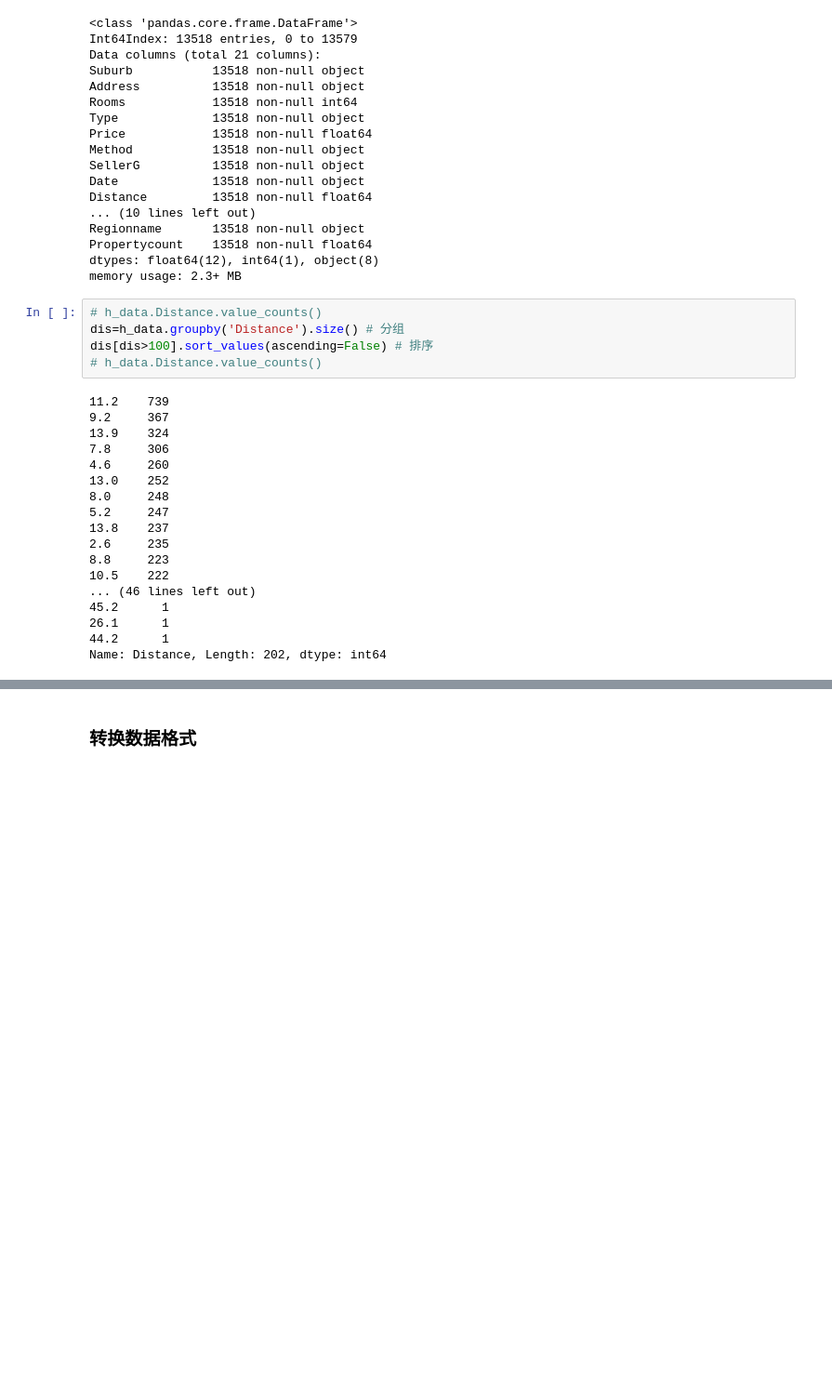
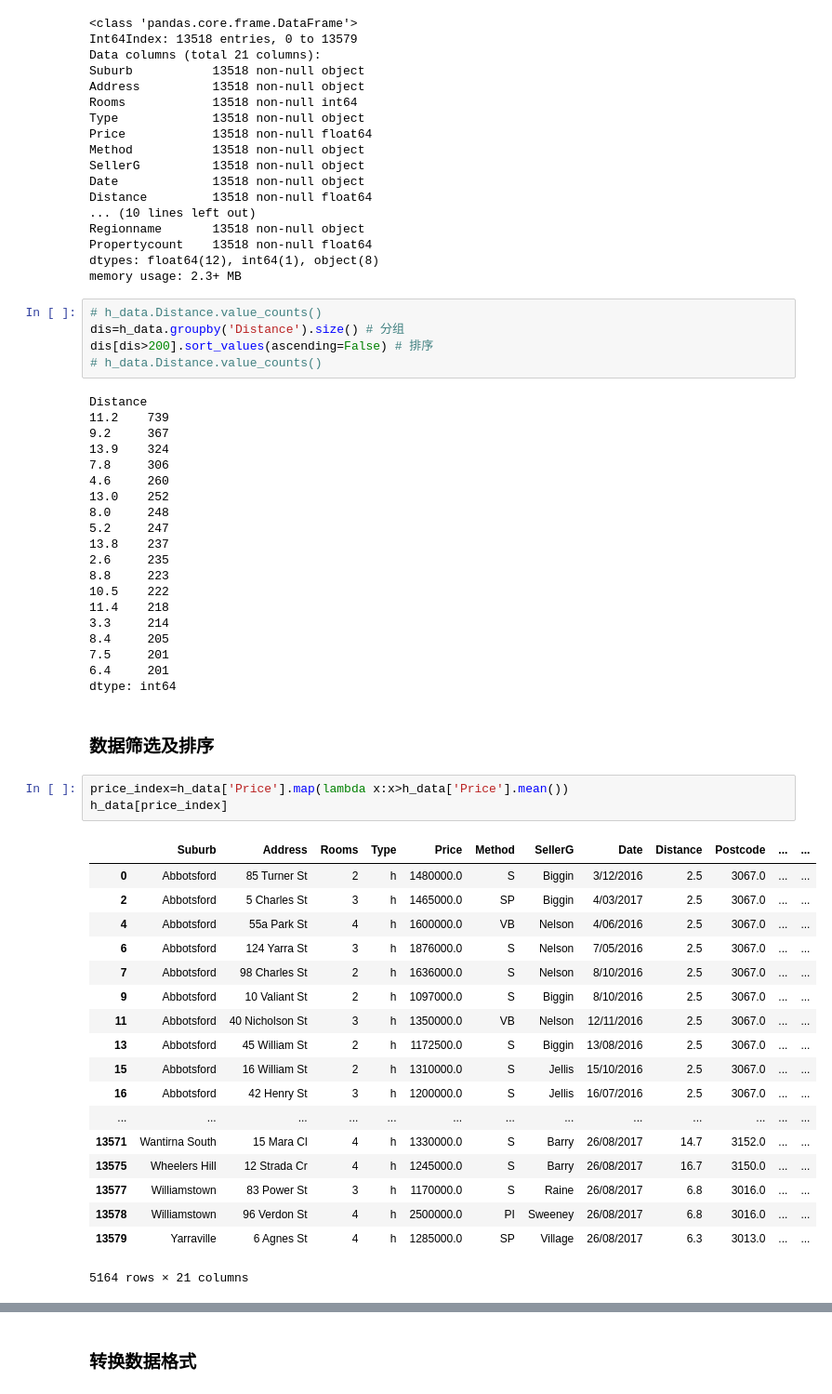
Before and after one commit to Rickiegg/mysql_learning, a Jupyter notebook: analysis_toolkit.ipynb, the cells around one changed output, grey strips where cells are left out. Shown: that part at 93% size. Saved outputs shown, nothing was run; the diff lists cells and outputs as text; blank space fills up the shorter version.

```diff
--- a/analysis_toolkit.ipynb
+++ b/analysis_toolkit.ipynb
@@ -129,9 +129,10 @@ memory usage: 2.3+ MB
 # %%
 # h_data.Distance.value_counts()
 dis=h_data.groupby('Distance').size() # 分组
-dis[dis>100].sort_values(ascending=False) # 排序
+dis[dis>200].sort_values(ascending=False) # 排序
 # h_data.Distance.value_counts()
 # %% [output]
+Distance
 11.2    739
 9.2     367
 13.9    324
@@ -144,8 +145,33 @@ dis[dis>100].sort_values(ascending=False) # 排序
 2.6     235
 8.8     223
 10.5    222
-... (46 lines left out)
-45.2      1
-26.1      1
-44.2      1
-Name: Distance, Length: 202, dtype: int64
+11.4    218
+3.3     214
+8.4     205
+7.5     201
+6.4     201
+dtype: int64
+# %% [markdown]
+### 数据筛选及排序
+# %%
+price_index=h_data['Price'].map(lambda x:x>h_data['Price'].mean())
+h_data[price_index]
+# %% [output]
+|  | Suburb | Address | Rooms | Type | Price | Method | SellerG | Date | Distance | Postcode | ... | ... |
+| 0 | Abbotsford | 85 Turner St | 2 | h | 1480000.0 | S | Biggin | 3/12/2016 | 2.5 | 3067.0 | ... | ... |
+| 2 | Abbotsford | 5 Charles St | 3 | h | 1465000.0 | SP | Biggin | 4/03/2017 | 2.5 | 3067.0 | ... | ... |
+| 4 | Abbotsford | 55a Park St | 4 | h | 1600000.0 | VB | Nelson | 4/06/2016 | 2.5 | 3067.0 | ... | ... |
+| 6 | Abbotsford | 124 Yarra St | 3 | h | 1876000.0 | S | Nelson | 7/05/2016 | 2.5 | 3067.0 | ... | ... |
+| 7 | Abbotsford | 98 Charles St | 2 | h | 1636000.0 | S | Nelson | 8/10/2016 | 2.5 | 3067.0 | ... | ... |
+| 9 | Abbotsford | 10 Valiant St | 2 | h | 1097000.0 | S | Biggin | 8/10/2016 | 2.5 | 3067.0 | ... | ... |
+| 11 | Abbotsford | 40 Nicholson St | 3 | h | 1350000.0 | VB | Nelson | 12/11/2016 | 2.5 | 3067.0 | ... | ... |
+| 13 | Abbotsford | 45 William St | 2 | h | 1172500.0 | S | Biggin | 13/08/2016 | 2.5 | 3067.0 | ... | ... |
+| 15 | Abbotsford | 16 William St | 2 | h | 1310000.0 | S | Jellis | 15/10/2016 | 2.5 | 3067.0 | ... | ... |
+| 16 | Abbotsford | 42 Henry St | 3 | h | 1200000.0 | S | Jellis | 16/07/2016 | 2.5 | 3067.0 | ... | ... |
+| ... | ... | ... | ... | ... | ... | ... | ... | ... | ... | ... | ... | ... |
+| 13571 | Wantirna South | 15 Mara Cl | 4 | h | 1330000.0 | S | Barry | 26/08/2017 | 14.7 | 3152.0 | ... | ... |
+| 13575 | Wheelers Hill | 12 Strada Cr | 4 | h | 1245000.0 | S | Barry | 26/08/2017 | 16.7 | 3150.0 | ... | ... |
+| 13577 | Williamstown | 83 Power St | 3 | h | 1170000.0 | S | Raine | 26/08/2017 | 6.8 | 3016.0 | ... | ... |
+| 13578 | Williamstown | 96 Verdon St | 4 | h | 2500000.0 | PI | Sweeney | 26/08/2017 | 6.8 | 3016.0 | ... | ... |
+| 13579 | Yarraville | 6 Agnes St | 4 | h | 1285000.0 | SP | Village | 26/08/2017 | 6.3 | 3013.0 | ... | ... |
+5164 rows × 21 columns
```
Also changed, not shown: parts of 3 cells of this notebook.
